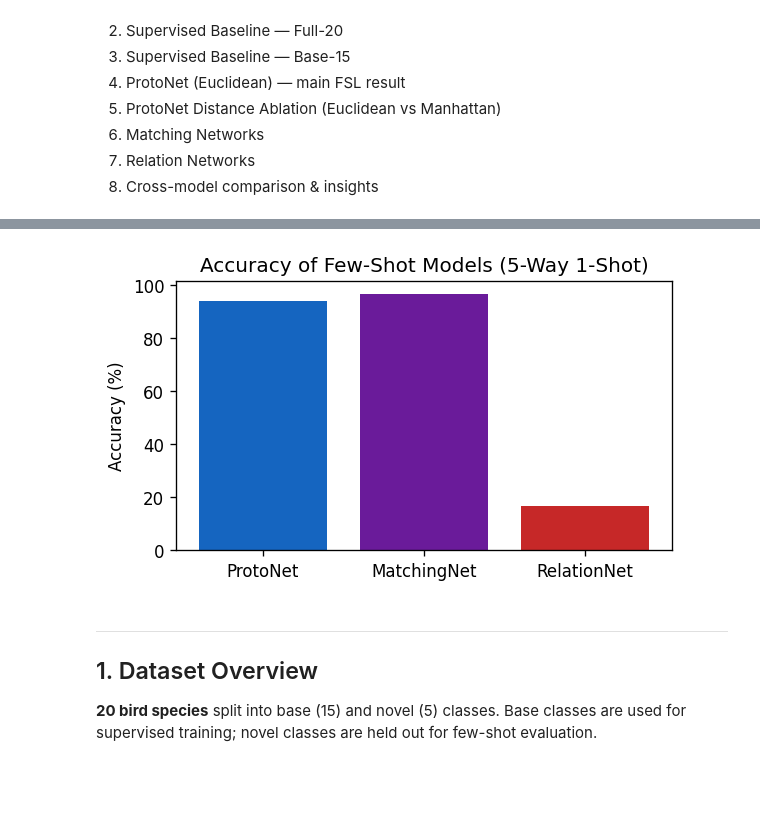
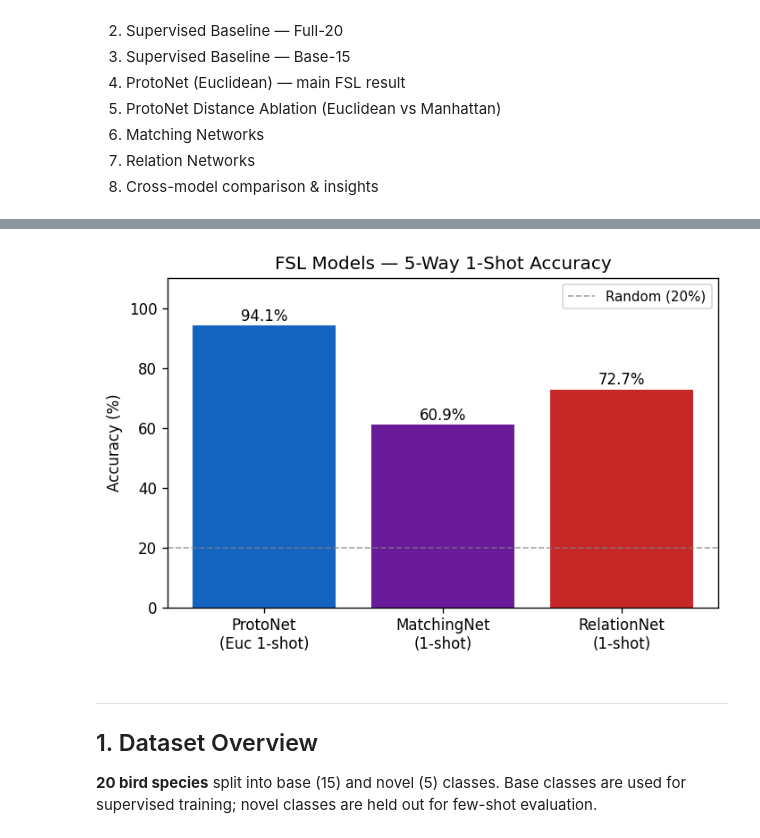
Before and after one commit to gmMustafa/Few-Shot-Learning-Paradigms-for-Bird-Species-Classification-under-Data-Scarcity, a Jupyter notebook: notebooks/results.ipynb, the cells around one changed output, grey strips where cells are left out. Drawn from its saved outputs; the diff is of its cells as text; code cells hidden in the pictures; blank space fills up the shorter version.

Commit message:
updated-results

```diff
--- a/notebooks/results.ipynb
+++ b/notebooks/results.ipynb
@@ -89,14 +111,24 @@ All summary files loaded:
 # %%
-# Quick plot test — if this shows a bar chart, inline rendering is working correctly
-fig, ax = plt.subplots(figsize=(5, 3))
-ax.bar(['ProtoNet', 'MatchingNet', 'RelationNet'], [94.1, 96.8, 16.8],
-       color=['#1565C0', '#6A1B9A', '#C62828'])
+# Quick plot test — renders dynamically from loaded results
+models = ['ProtoNet\n(Euc 1-shot)', 'MatchingNet\n(1-shot)', 'RelationNet\n(1-shot)']
+accs   = [
+    R['proto_1shot_euc_json']['mean_accuracy_pct'],
+    R['match_1shot_json']['mean_accuracy_pct'],
+    R['rel_json']['mean_accuracy_pct'],
+]
+fig, ax = plt.subplots(figsize=(6, 4))
+bars = ax.bar(models, accs, color=['#1565C0', '#6A1B9A', '#C62828'])
+for bar, v in zip(bars, accs):
+    ax.text(bar.get_x() + bar.get_width()/2, v + 0.5, f'{v:.1f}%', ha='center', va='bottom', fontsize=10)
+ax.axhline(y=20, color='gray', linestyle='--', linewidth=1, alpha=0.7, label='Random (20%)')
 ax.set_ylabel('Accuracy (%)')
-ax.set_title('Accuracy of Few-Shot Models (5-Way 1-Shot)')
+ax.set_ylim(0, 110)
+ax.set_title('FSL Models — 5-Way 1-Shot Accuracy')
+ax.legend(fontsize=9)
 plt.tight_layout()
 plt.show()
 # %% [output]
-[figure, old version]
+[figure, new version]
 # %% [markdown]
 ---
 ## 1. Dataset Overview
```
Also changed, not shown: parts of 21 cells of this notebook, 10 other files.
